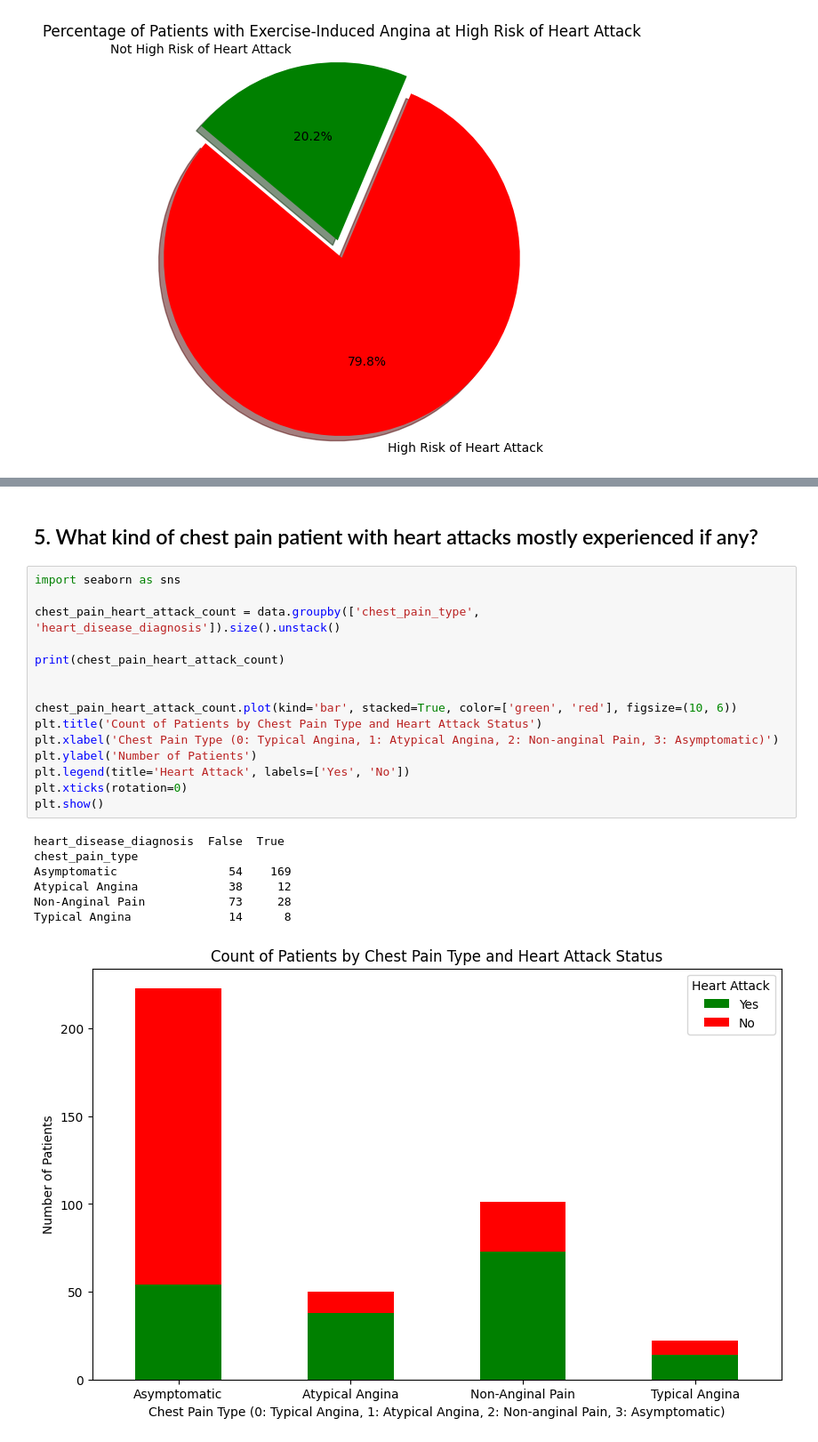
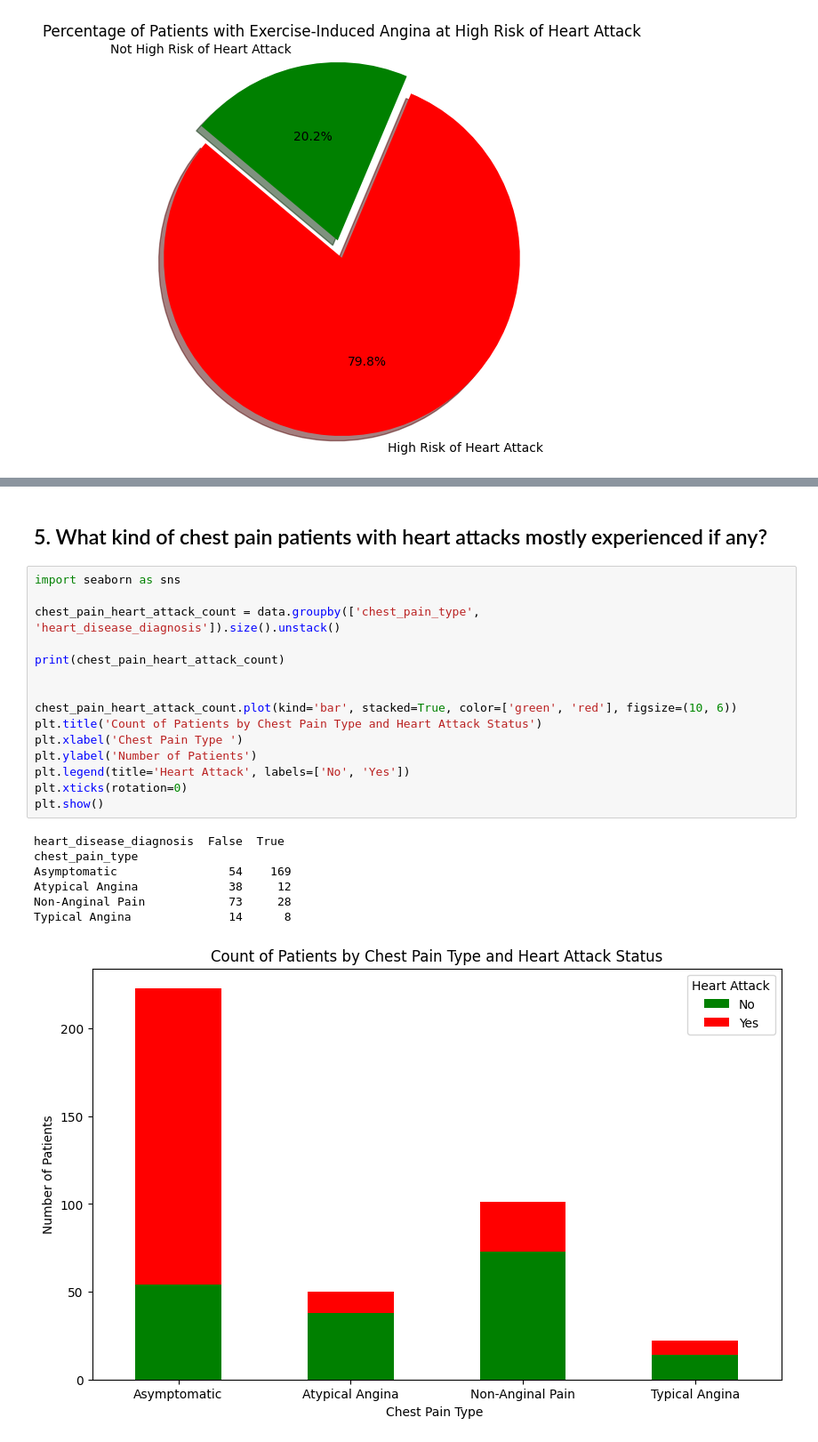
Before and after one commit to KentFre/CDS_CardioVision, a Jupyter notebook: data_cleanup/data/data_cleanup.ipynb, the cells around one changed output, grey strips where cells are left out. Shown: that part at 89% size. Drawn from its saved outputs; the diff is of its cells as text.

```diff
--- a/data_cleanup/data/data_cleanup.ipynb
+++ b/data_cleanup/data/data_cleanup.ipynb
@@ -693,25 +736,25 @@ plt.show()
 # %% [markdown]
-## 5. What kind of chest pain patient with heart attacks mostly experienced if any?
+## 5. What kind of chest pain patients with heart attacks mostly experienced if any?
 # %%
 import seaborn as sns
 
 chest_pain_heart_attack_count = data.groupby(['chest_pain_type', 'heart_disease_diagnosis']).size().unstack()
 
 print(chest_pain_heart_attack_count)
 
 
 chest_pain_heart_attack_count.plot(kind='bar', stacked=True, color=['green', 'red'], figsize=(10, 6))
 plt.title('Count of Patients by Chest Pain Type and Heart Attack Status')
-plt.xlabel('Chest Pain Type (0: Typical Angina, 1: Atypical Angina, 2: Non-anginal Pain, 3: Asymptomatic)')
+plt.xlabel('Chest Pain Type ')
 plt.ylabel('Number of Patients')
-plt.legend(title='Heart Attack', labels=['Yes', 'No'])
+plt.legend(title='Heart Attack', labels=['No', 'Yes'])
 plt.xticks(rotation=0)
 plt.show()
 # %% [output]
 heart_disease_diagnosis  False  True
 chest_pain_type
 Asymptomatic                54    169
 Atypical Angina             38     12
 Non-Anginal Pain            73     28
 Typical Angina              14      8
-[figure, old version]
+[figure, new version]
```
Also changed, not shown: parts of 11 cells of this notebook.
